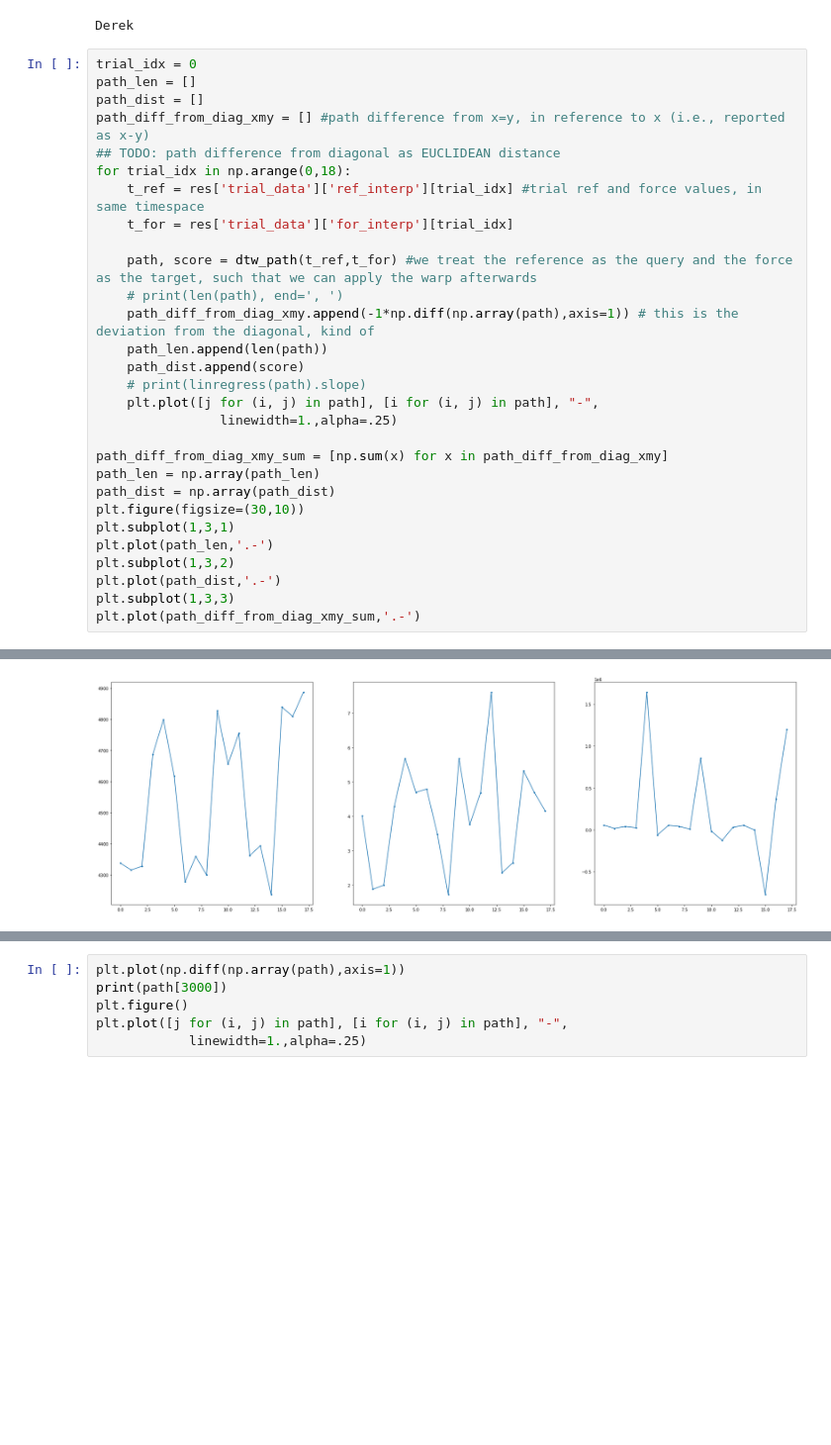
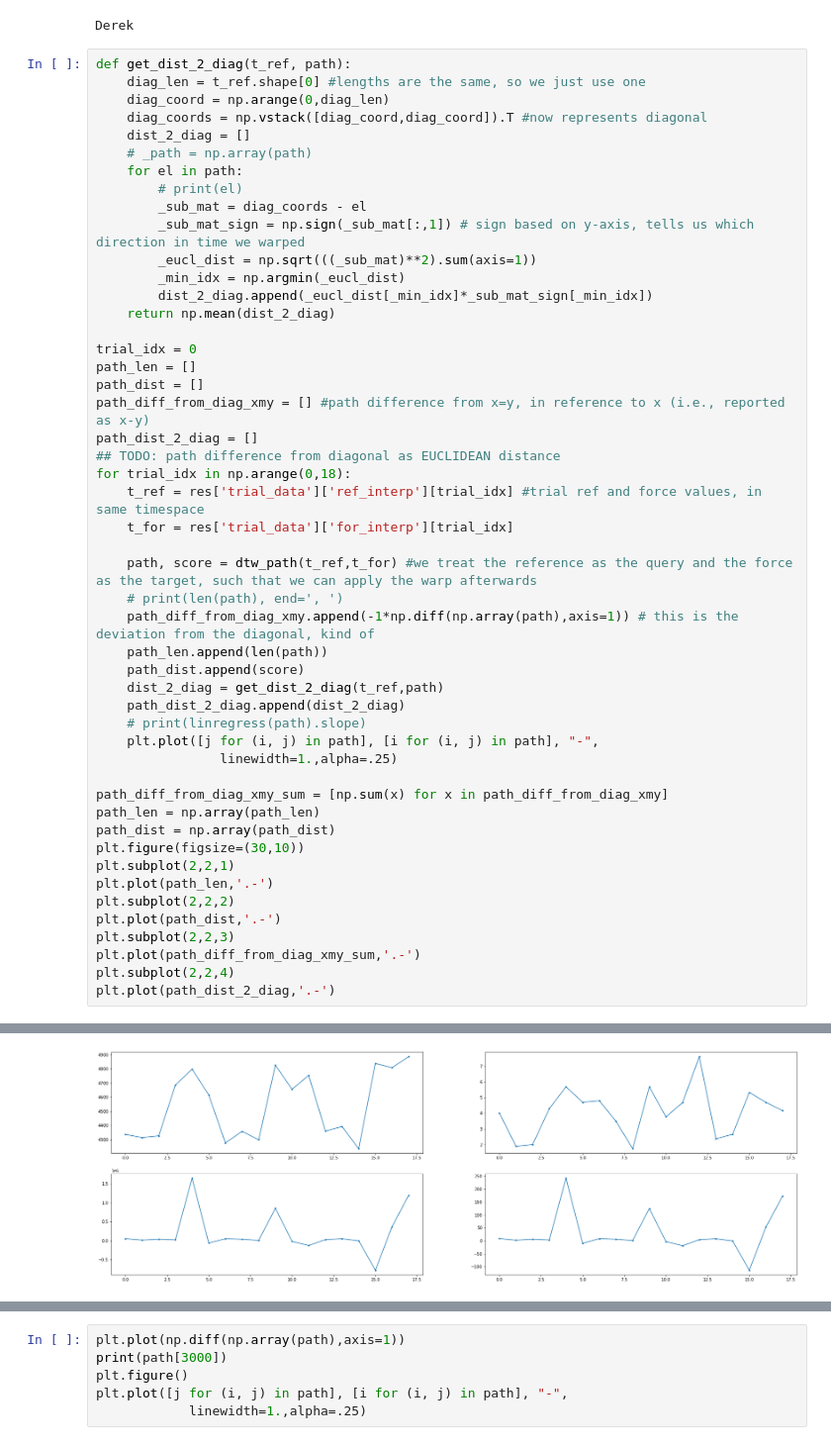
Before and after one commit to neuralabc/spft-java, a Jupyter notebook: spft/2022_09_DTW_test.ipynb, the cells around one changed output, grey strips where cells are left out. Shown: that part at 99% size. Cells and saved outputs as stored; diff of their text form; blank space fills up the shorter version.

```diff
--- a/spft/2022_09_DTW_test.ipynb
+++ b/spft/2022_09_DTW_test.ipynb
@@ -145,35 +145,55 @@ res = spft.score_spft_data(data)
 # %% [output]
 Derek
 # %%
+def get_dist_2_diag(t_ref, path):
+    diag_len = t_ref.shape[0] #lengths are the same, so we just use one
+    diag_coord = np.arange(0,diag_len)
+    diag_coords = np.vstack([diag_coord,diag_coord]).T #now represents diagonal
+    dist_2_diag = []
+    # _path = np.array(path)
+    for el in path:
+        # print(el)
+        _sub_mat = diag_coords - el
+        _sub_mat_sign = np.sign(_sub_mat[:,1]) # sign based on y-axis, tells us which direction in time we warped
+        _eucl_dist = np.sqrt(((_sub_mat)**2).sum(axis=1))
+        _min_idx = np.argmin(_eucl_dist)
+        dist_2_diag.append(_eucl_dist[_min_idx]*_sub_mat_sign[_min_idx])
+    return np.mean(dist_2_diag)
+
 trial_idx = 0
 path_len = []
 path_dist = []
 path_diff_from_diag_xmy = [] #path difference from x=y, in reference to x (i.e., reported as x-y)
+path_dist_2_diag = []
 ## TODO: path difference from diagonal as EUCLIDEAN distance
 for trial_idx in np.arange(0,18):
     t_ref = res['trial_data']['ref_interp'][trial_idx] #trial ref and force values, in same timespace
     t_for = res['trial_data']['for_interp'][trial_idx]
 
     path, score = dtw_path(t_ref,t_for) #we treat the reference as the query and the force as the target, such that we can apply the warp afterwards
     # print(len(path), end=', ')
     path_diff_from_diag_xmy.append(-1*np.diff(np.array(path),axis=1)) # this is the deviation from the diagonal, kind of
     path_len.append(len(path))
     path_dist.append(score)
+    dist_2_diag = get_dist_2_diag(t_ref,path)
+    path_dist_2_diag.append(dist_2_diag)
     # print(linregress(path).slope)
     plt.plot([j for (i, j) in path], [i for (i, j) in path], "-",
                 linewidth=1.,alpha=.25)
 
 path_diff_from_diag_xmy_sum = [np.sum(x) for x in path_diff_from_diag_xmy]
 path_len = np.array(path_len)
 path_dist = np.array(path_dist)
 plt.figure(figsize=(30,10))
-plt.subplot(1,3,1)
+plt.subplot(2,2,1)
 plt.plot(path_len,'.-')
-plt.subplot(1,3,2)
+plt.subplot(2,2,2)
 plt.plot(path_dist,'.-')
-plt.subplot(1,3,3)
+plt.subplot(2,2,3)
 plt.plot(path_diff_from_diag_xmy_sum,'.-')
+plt.subplot(2,2,4)
+plt.plot(path_dist_2_diag,'.-')
 # %% [output]
 [<matplotlib.lines.Line2D at 0x...>]
 [figure]
-[figure, old version]
+[figure, new version]
```
Also changed, not shown: parts of 3 cells of this notebook.
